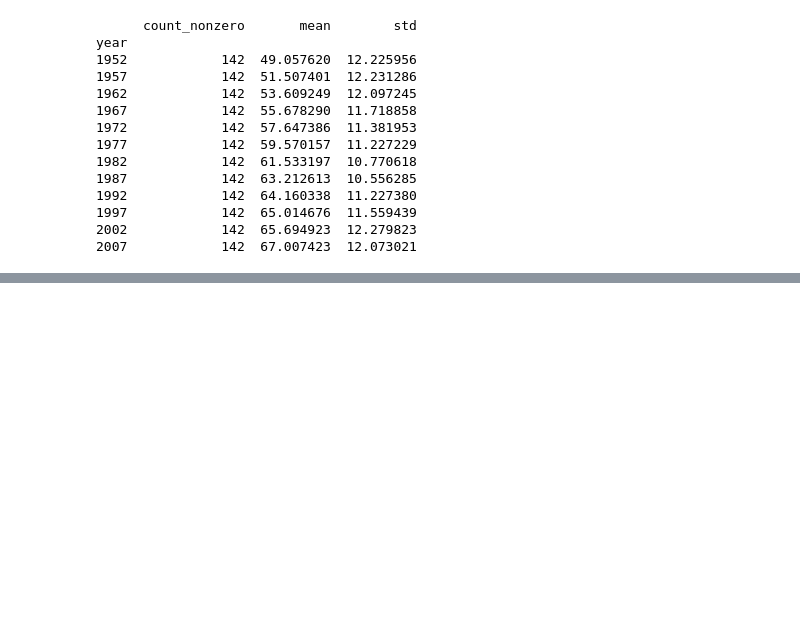
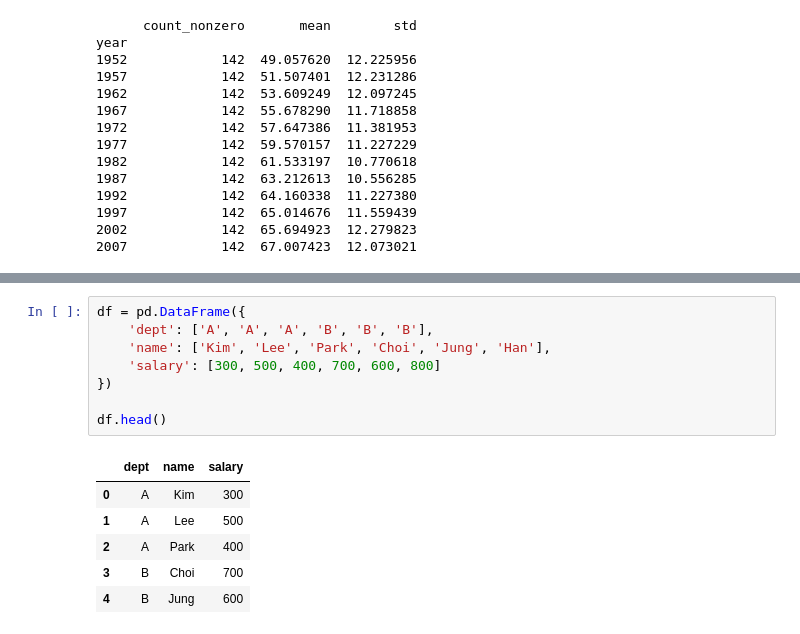
Before and after one commit to taehyun1372/LearnPython, a Jupyter notebook: Pandas_Intro/12_Group.ipynb, the cells around one changed output, grey strips where cells are left out. Saved outputs shown, nothing was run; the diff lists cells and outputs as text; blank space fills up the shorter version.

```diff
--- a/Pandas_Intro/12_Group.ipynb
+++ b/Pandas_Intro/12_Group.ipynb
@@ -121,0 +193,15 @@ year
+# %%
+df = pd.DataFrame({
+    'dept': ['A', 'A', 'A', 'B', 'B', 'B'],
+    'name': ['Kim', 'Lee', 'Park', 'Choi', 'Jung', 'Han'],
+    'salary': [300, 500, 400, 700, 600, 800]
+})
+
+df.head()
+# %% [output]
+|  | dept | name | salary |
+| 0 | A | Kim | 300 |
+| 1 | A | Lee | 500 |
+| 2 | A | Park | 400 |
+| 3 | B | Choi | 700 |
+| 4 | B | Jung | 600 |
```
Also changed, not shown: parts of 23 cells of this notebook, 13 other files.
